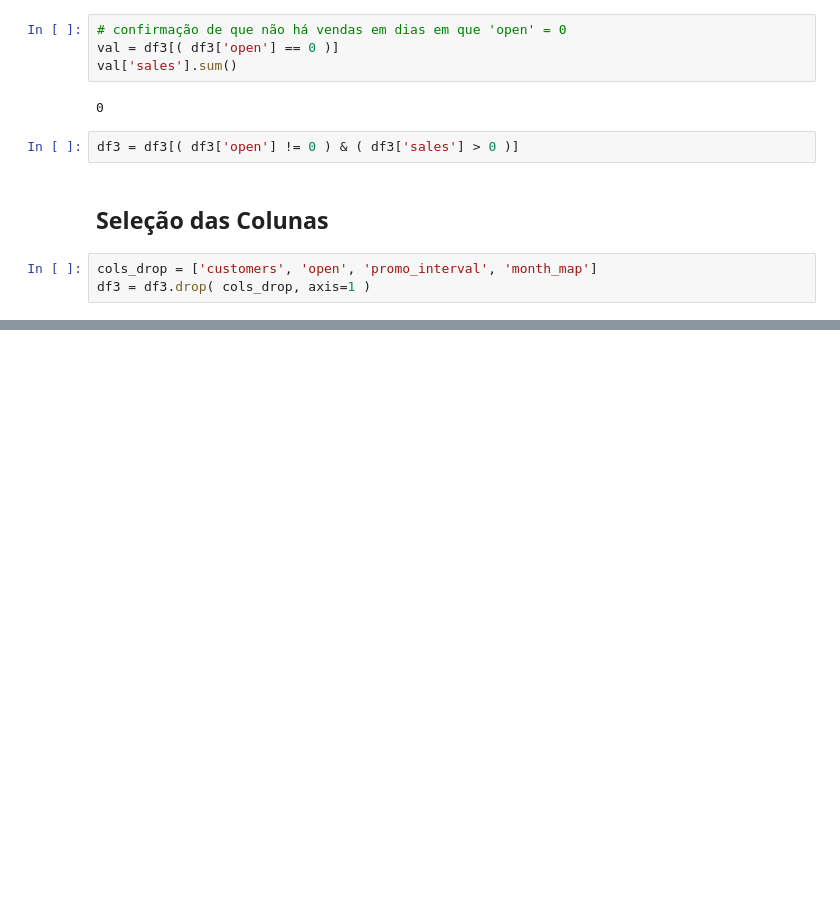
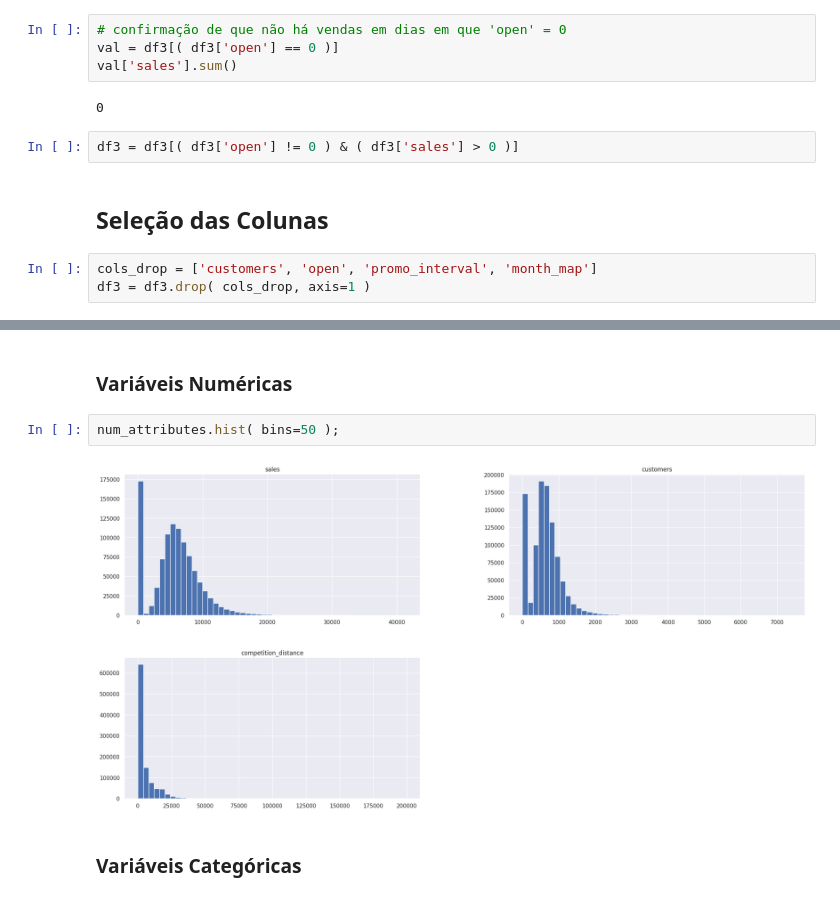
Before and after one commit to ricardosilvabr/rossmann-predict-sales, a Jupyter notebook: notebooks/v1_store_sales_prediction.ipynb, the cells around one changed output, grey strips where cells are left out. Saved outputs shown, nothing was run; the diff lists cells and outputs as text; blank space fills up the shorter version.

```diff
--- a/notebooks/v1_store_sales_prediction.ipynb
+++ b/notebooks/v1_store_sales_prediction.ipynb
@@ -738,0 +758,8 @@ df3.head().T
+# %% [markdown]
+### Variáveis Numéricas
+# %%
+num_attributes.hist( bins=50 );
+# %% [output]
+[figure, added]
+# %% [markdown]
+### Variáveis Categóricas
```
Also changed, not shown: parts of 20 cells of this notebook.
